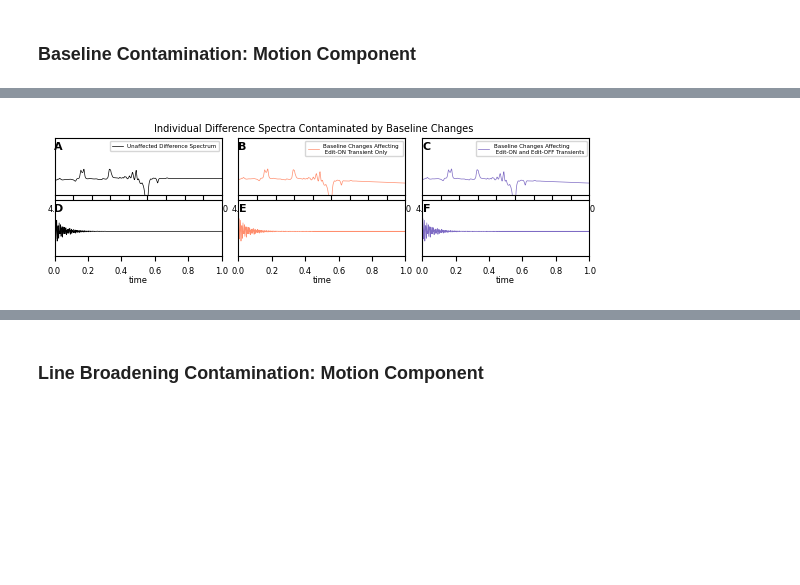
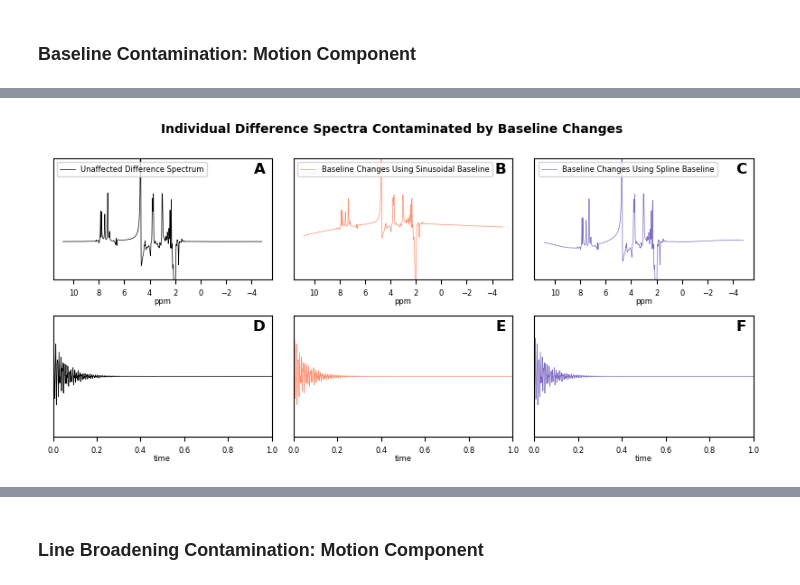
Before and after one commit to HarrisBrainLab/SMART_MRS, a Jupyter notebook: SMART_MRS Examples.ipynb, the cells around one changed output, grey strips where cells are left out. Cells and saved outputs as stored; diff of their text form; code cells hidden in the pictures; blank space fills up the shorter version.

```diff
--- a/SMART_MRS Examples.ipynb
+++ b/SMART_MRS Examples.ipynb
@@ -15,11 +16,12 @@ from artifacts import add_nuisance_peak, add_baseline, add_linebroad
 # %%
 # Load Necessary Data
-dir = "C:/Users/Hanna B/Desktop/Research/Projects/ArtifactSimulationToolboxPackage/"
+dir = ""
+img_dir = ""
 
-ppm = np.load(f"{dir}ppm_Sim.npy")
-time = np.load(f"{dir}time_Sim.npy")
-fids_on_gt = np.load(f"{dir}fidsOnGABA.npy")
-fids_off_gt = np.load(f"{dir}fidsOffGABA.npy")
+ppm = np.load(f"{dir}ppm.npy")
+time = np.load(f"{dir}time.npy")
+fids_on_gt = np.load(f"{dir}fids_on.npy")[0:1, :]
+fids_off_gt = np.load(f"{dir}fids_off.npy")[0:1, :]
 
 # Simulate Scan
 fids_on = fids_on_gt.repeat(160, axis=0)
@@ -30,3 +32,5 @@ fids, scaleFact = scale(fids)
 # Prepare Data
 mean_specs_gt = (to_specs(fids[0:1, :]) - to_specs(fids[1:2, :]))[0, :]
 start, end = np.where(ppm <= 0.01)[0][-1], np.where(ppm >= 4.53)[0][0]
+
+print(f'There are {fids.shape[0]} transients in the Scan each with {fids.shape[1]} spectral points.')
@@ -220,69 +193,69 @@ Baseline contamination using custom profile located at transient #s: [6, 7]
 # %%
-# Prepare Motion Baseline Data for Plotting - MANUSCRIPT FIGURE
+# Prepare Motion Baseline Data for Plotting - LARGER MANUSCRIPT FIGURE
 on_specs, off_specs = undo_interleave(to_specs(fids))
 diff_specs = (on_specs - off_specs)
 
 # Frequency domain
-fig, ax = plt.subplots(2,3, figsize=(6.9,1.53))
+fig, ax = plt.subplots(2, 3, figsize=(10, 4))
 fig.patch.set_facecolor('white')
-fig.suptitle(f"Individual Difference Spectra Contaminated by Baseline Changes", fontsize=7)
+fig.suptitle(f"Individual Difference Spectra Contaminated by Baseline Changes", fontsize=10, fontweight="semibold")
 plt.rc('xtick', labelsize=6)
 ax[0,0].set_title(' ', fontsize=1)
 ax[0,0].plot(ppm, diff_specs[-1, :].real, 'black', linewidth=0.5, label="Unaffected Difference Spectrum")                                            # black
-ax[0,0].set_xlim(0.0, 4.5)
-ax[0,0].xaxis.set_major_locator(plticker.MultipleLocator(base=0.5))
+# ax[0,0].set_xlim(0.0, 6.0)
+# ax[0,0].xaxis.set_major_locator(plticker.MultipleLocator(base=0.5))
 ax[0,0].set_xlabel('ppm', fontsize=6, labelpad=0.01)
 ax[0,0].invert_xaxis()
-ax[0,0].set_ylim(-0.01, 0.025)
+ax[0,0].set_ylim(-0.0045, 0.01)
 ax[0,0].get_yaxis().set_visible(False)
-ax[0,0].legend(loc="upper right", fontsize=4)
+ax[0,0].legend(loc="upper left", fontsize=6)
 
-ax[0,1].plot(ppm, diff_specs[int(nbase_locs[0]/2), :].real, '#FF8E6E', linewidth=0.5, label="Baseline Changes Affecting \n Edit-ON Transient Only")                 # orange
-ax[0,1].set_xlim(0.0, 4.5)
-ax[0,1].xaxis.set_major_locator(plticker.MultipleLocator(base=0.5))
+ax[0,1].plot(ppm, diff_specs[int(nbase_locs_SINE[0]/2), :].real, '#FF8E6E', linewidth=0.5, label="Baseline Changes Using Sinusoidal Baseline")                 # orange
+# ax[0,1].set_xlim(0.0, 6.0)
+# ax[0,1].xaxis.set_major_locator(plticker.MultipleLocator(base=0.5))
 ax[0,1].set_xlabel('ppm', fontsize=6, labelpad=0.01)
 ax[0,1].invert_xaxis()
-ax[0,1].set_ylim(-0.01, 0.025)
+ax[0,1].set_ylim(-0.0045, 0.02)
 ax[0,1].get_yaxis().set_visible(False)
-ax[0,1].legend(loc="upper right", fontsize=4)
+ax[0,1].legend(loc="upper left", fontsize=6)
 
-ax[0,2].plot(ppm, diff_specs[int(nbase_locs[0]/2), :].real, '#7E6BC4', linewidth=0.5, label="Baseline Changes Affecting \n Edit-ON and Edit-OFF Transients")            # purple
-ax[0,2].set_xlim(0.0, 4.5)
-ax[0,2].xaxis.set_major_locator(plticker.MultipleLocator(base=0.5))
+ax[0,2].plot(ppm, diff_specs[int(nbase_locs_SPLINE[0]/2), :].real, '#7E6BC4', linewidth=0.5, label="Baseline Changes Using Spline Baseline")            # purple
+# ax[0,2].set_xlim(0.0, 6.0)
+# ax[0,2].xaxis.set_major_locator(plticker.MultipleLocator(base=0.5))
 ax[0,2].set_xlabel('ppm', fontsize=6, labelpad=0.01)
 ax[0,2].invert_xaxis()
-ax[0,2].set_ylim(-0.01, 0.025)
+ax[0,2].set_ylim(-0.0045, 0.01)
 ax[0,2].get_yaxis().set_visible(False)
-ax[0,2].legend(loc="upper right", fontsize=4)
+ax[0,2].legend(loc="upper left", fontsize=6)
 
 # Time domain
 on_fids, off_fids = undo_interleave((fids))
 diff_fids = (on_fids - off_fids)
 
 ax[1,0].plot(time, diff_fids[-1, :].real, 'black', linewidth=0.5, label="Unaffected difference transient")                                            # black
 ax[1,0].set_xlim(0.0, 1.0)
 ax[1,0].set_xlabel('time', fontsize=6, labelpad=0.01)
-ax[1,0].set_ylim(-0.0012, 0.0015)
+ax[1,0].set_ylim(-0.001, 0.001)
 ax[1,0].get_yaxis().set_visible(False)
 
-ax[1,1].plot(time, diff_fids[int(nbase_locs[0]/2), :].real, '#FF8E6E', linewidth=0.5, label="Baseline Changes Affecting ON Transient Only")                 # orange
+ax[1,1].plot(time, diff_fids[int(nbase_locs_SINE[0]/2), :].real, '#FF8E6E', linewidth=0.5, label="Baseline Changes Affecting ON Transient Only")                 # orange
 ax[1,1].set_xlim(0.0, 1.0)
 ax[1,1].set_xlabel('time', fontsize=6, labelpad=0.01)
-ax[1,1].set_ylim(-0.0012, 0.0015)
+ax[1,1].set_ylim(-0.001, 0.001)
 ax[1,1].get_yaxis().set_visible(False)
 
-ax[1,2].plot(time, diff_fids[int(nbase_locs[0]/2), :].real, '#7E6BC4', linewidth=0.5, label="Baseline Changes Affecting ON and OFF Transient")            # purple
+ax[1,2].plot(time, diff_fids[int(nbase_locs_SPLINE[0]/2), :].real, '#7E6BC4', linewidth=0.5, label="Baseline Changes Affecting ON and OFF Transient")            # purple
 ax[1,2].set_xlim(0.0, 1.0)
 ax[1,2].set_xlabel('time', fontsize=6, labelpad=0.01)
-ax[1,2].set_ylim(-0.0012, 0.0015)
+ax[1,2].set_ylim(-0.001, 0.001)
 ax[1,2].get_yaxis().set_visible(False)
 
-label_subplots_2D(ax, xpos=0.05, ypos=0.95, size=8)
-plt.subplots_adjust(wspace=0.1, hspace=0.1)
+label_subplots_2D(ax, xpos=0.97, ypos=0.97, size=12)
+plt.subplots_adjust(wspace=0.1, hspace=0.3)
 plt.show()
 
 fig.tight_layout(pad=0.075)
-fig.savefig(f'{dir}/v4/BaselineChanges_TIFF.TIFF', dpi=400)
-fig.savefig(f'{dir}/v4/BaselineChanges_png.png', dpi=400)
+fig.savefig(f'{img_dir}BaselineChanges_TIFF.TIFF', dpi=400)
+fig.savefig(f'{img_dir}BaselineChanges_png.png', dpi=400)
 # %% [output]
-[figure, old version]
+[figure, new version]
```
Also changed, not shown: parts of 32 cells of this notebook, 11 other files.
